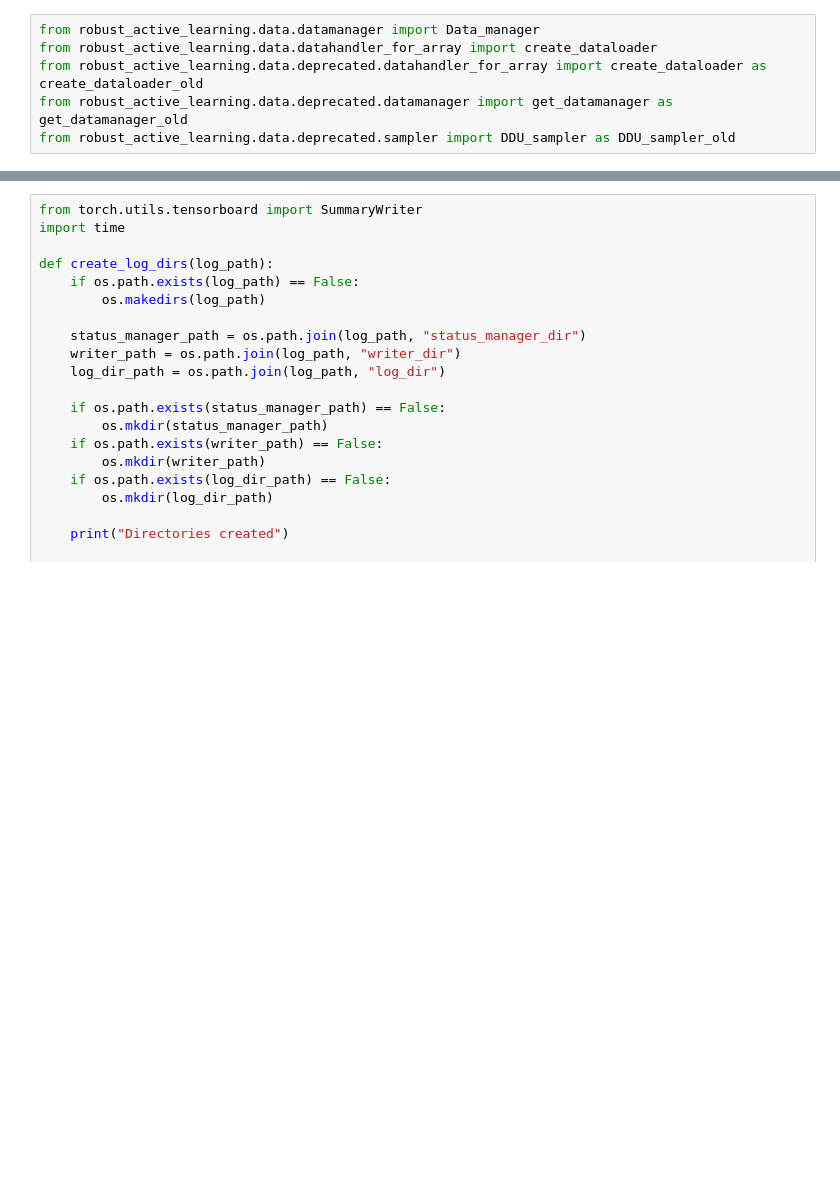
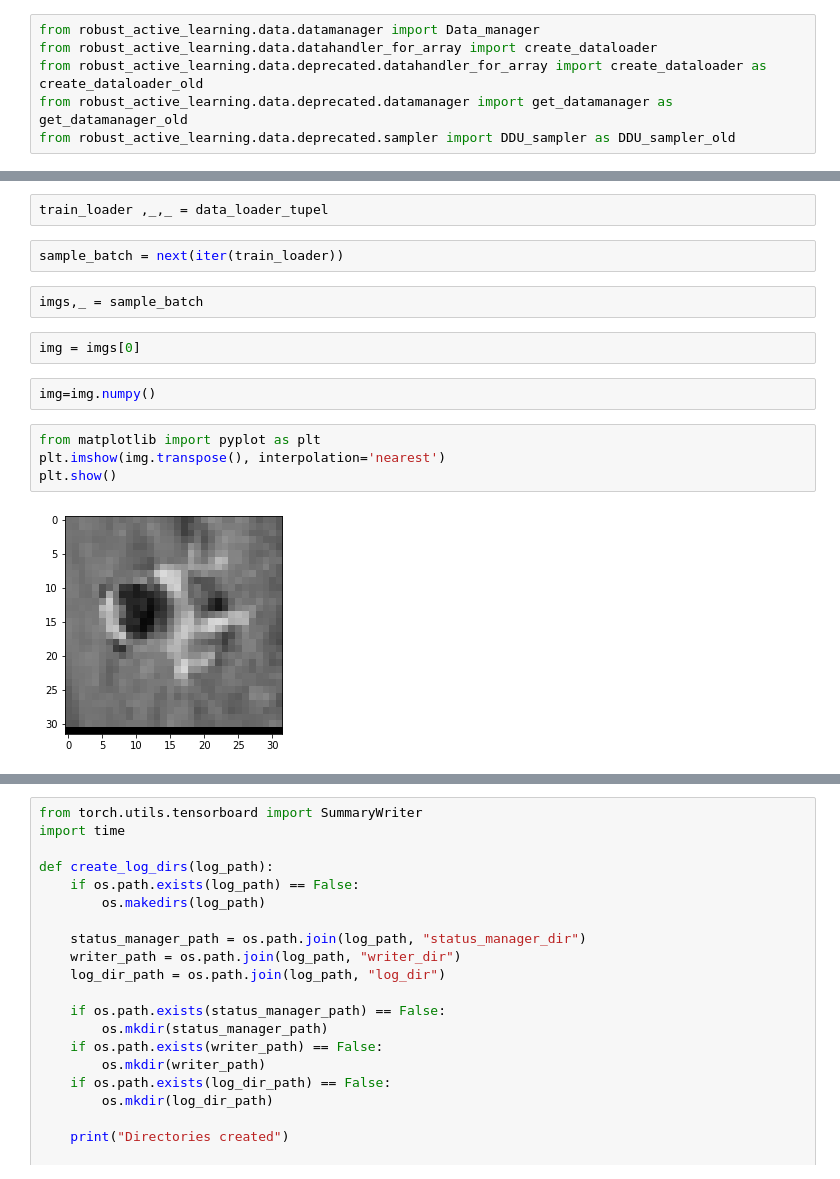
Before and after one commit to Faiir/SRPHildesheim2021, a Jupyter notebook: test.ipynb, the cells around one changed output, grey strips where cells are left out. Saved outputs shown, nothing was run; the diff lists cells and outputs as text; blank space fills up the shorter version.

```diff
--- a/test.ipynb
+++ b/test.ipynb
@@ -13,3 +38,19 @@ from robust_active_learning.data.deprecated.sampler import DDU_sampler as DDU_sa
+# %%
+train_loader ,_,_ = data_loader_tupel
+# %%
+sample_batch = next(iter(train_loader))
+# %%
+imgs,_ = sample_batch
+# %%
+img = imgs[0]
+# %%
+img=img.numpy()
+# %%
+from matplotlib import pyplot as plt
+plt.imshow(img.transpose(), interpolation='nearest')
+plt.show()
+# %% [output]
+[figure, added]
 # %%
 from robust_active_learning.experiment_ddu import experiment_ddu
 
```
Also changed, not shown: parts of 2 cells of this notebook, 4 other files.
